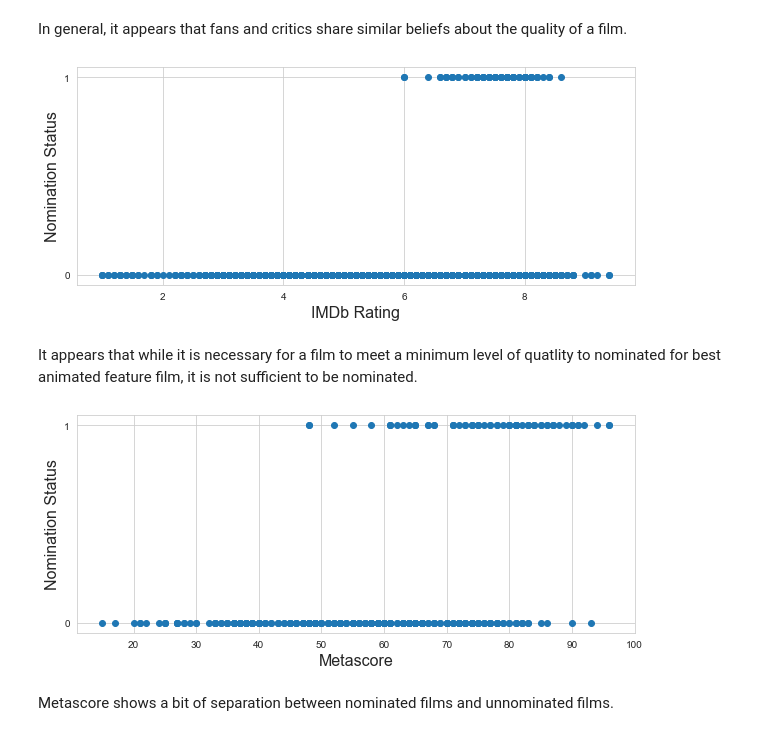
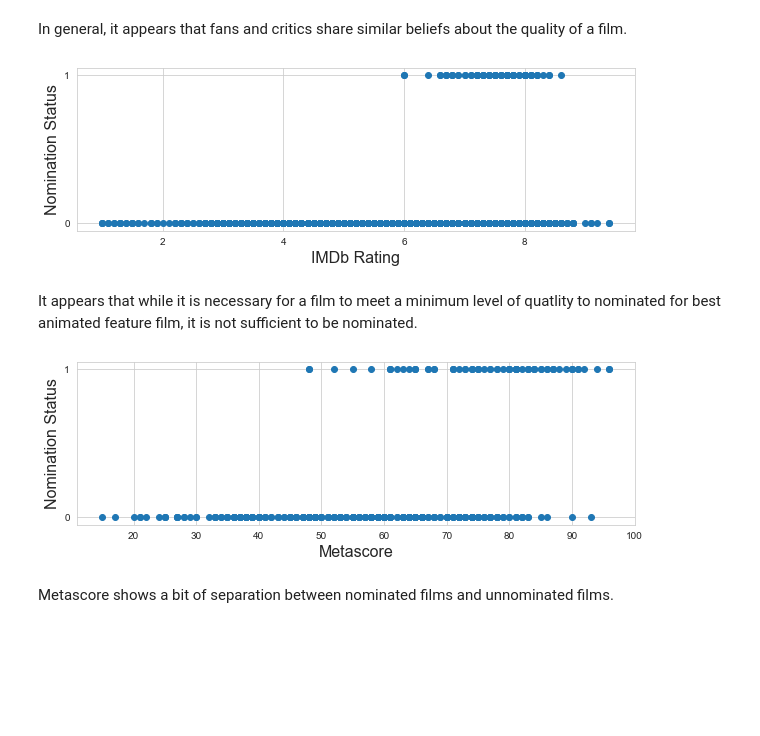
Before and after one commit to wrlaxboy151/may22-lunar-outpost, a Jupyter notebook: Data/Exploratory Data Analysis CDR.ipynb, the cells around one changed output. Saved outputs shown, nothing was run; the diff lists cells and outputs as text; code cells hidden in the pictures; blank space fills up the shorter version.

```diff
--- a/Data/Exploratory Data Analysis CDR.ipynb
+++ b/Data/Exploratory Data Analysis CDR.ipynb
@@ -125,25 +125,25 @@ plt.show()
 # %% [markdown]
 In general, it appears that fans and critics share similar beliefs about the quality of a film.
 # %%
-plt.figure(figsize=(10,4))
+plt.figure(figsize=(10,3))
 plt.scatter(imdb_train['rating'], imdb_train['is_nominee'])
 plt.xlabel('IMDb Rating', fontsize=16)
 plt.ylabel('Nomination Status', fontsize=16)
 plt.locator_params(axis='y', nbins=2)
 plt.show()
 # %% [output]
-[figure, old version]
+[figure, new version]
 # %% [markdown]
 It appears that while it is necessary for a film to meet a minimum level of quatlity to nominated for best animated feature film, it is not sufficient to be nominated.
 # %%
-plt.figure(figsize=(10,4))
+plt.figure(figsize=(10,3))
 plt.scatter(imdb_train['metascore'], imdb_train['is_nominee'])
 plt.xlabel('Metascore', fontsize=16)
 plt.ylabel('Nomination Status', fontsize=16)
 plt.locator_params(axis='y', nbins=2)
 plt.show()
 # %% [output]
-[figure, old version]
+[figure, new version]
 # %% [markdown]
 Metascore shows a bit of separation between nominated films and unnominated films.
 # %%
```
Also changed, not shown: parts of 1 cell of this notebook.
